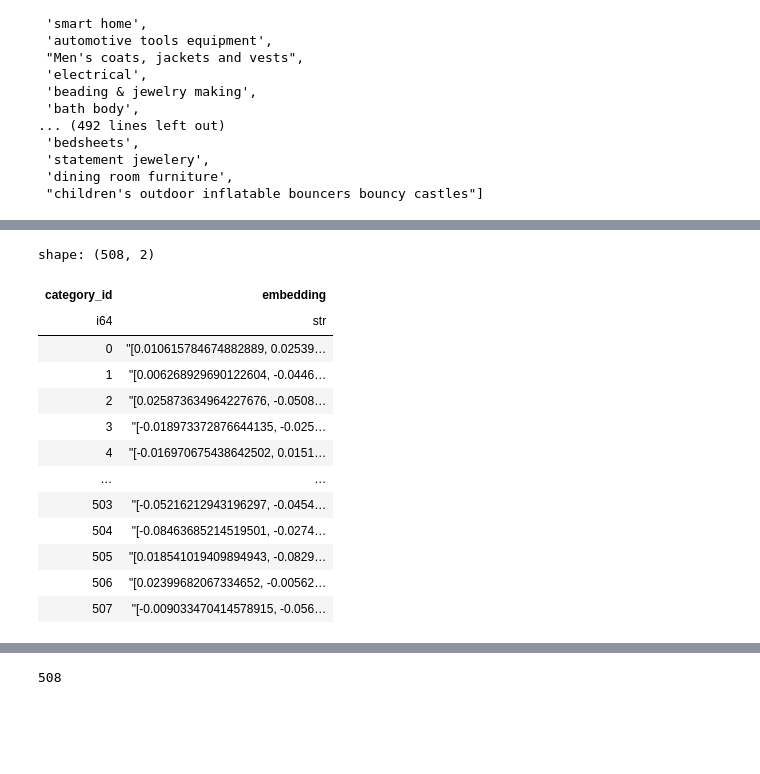
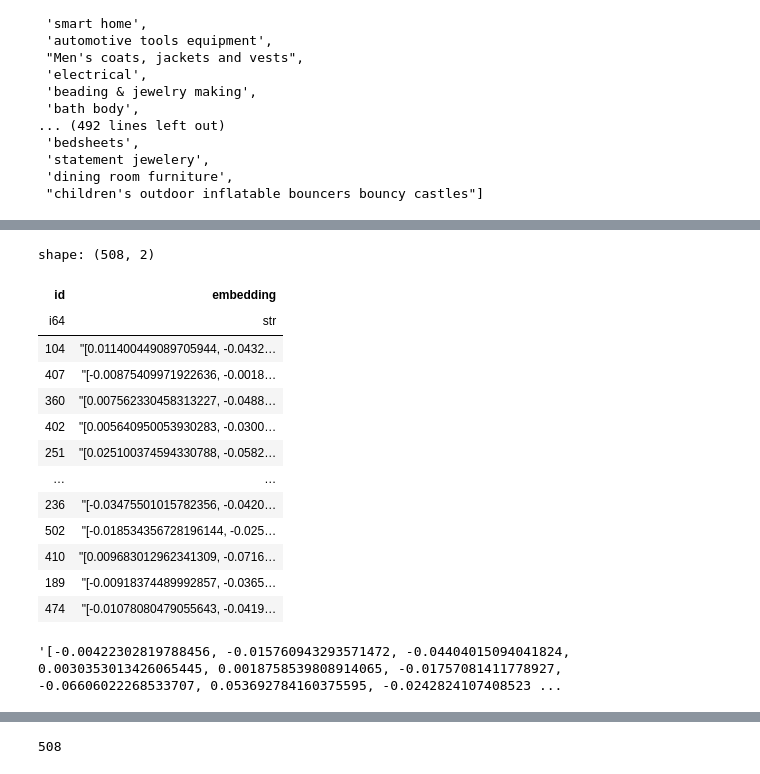
Before and after one commit to Ravikumarchavva/e-commerce-recommendation, a Jupyter notebook: notebooks/06_embed_categories.ipynb, the cells around one changed output, grey strips where cells are left out. Saved outputs shown, nothing was run; the diff lists cells and outputs as text; code cells hidden in the pictures; blank space fills up the shorter version.

Commit message:
added text search functionality

```diff
--- a/notebooks/06_embed_categories.ipynb
+++ b/notebooks/06_embed_categories.ipynb
@@ -42,15 +42,15 @@ INFO 01-23 22:11:48 [llm.py:347] Supported tasks: ['embed', 'token_embed']
 # %%
 from sqlalchemy import create_engine, text
-from e_commerce_recommendation.configs.settings import Settings
+from e_commerce_recommendation.configs.settings import settings
 import polars as pl
-settings = Settings()
+
 DATABASE_URL = settings.DATABASE_URL
 
 engine = create_engine(DATABASE_URL)
 categories = pl.read_database(
     query="SELECT * FROM categories",
     connection=engine
-)
+).sort("name")
 categories
 # %% [output]
 shape: (508, 2)
@@ -87,3 +102,9 @@ categories['name'].to_list()
  'statement jewelery',
  'dining room furniture',
  "children's outdoor inflatable bouncers bouncy castles"]
+# %%
+default_instruction = "Represent the user's input for multi-modal ecommerce products recommendation. focus more on product's detailing"
+prompts = []
+for text in categories['name'].to_list():
+    prompts.append(f"<|im_start|>system\n{default_instruction}<|im_end|>\n<|im_start|>user\n{text}<|im_end|>\n<|im_start|>assistant\n")
+prompts
@@ -90,25 +129,32 @@ categories['name'].to_list()
 # %%
-embedding_outputs = llm.embed(prompts=categories['name'].to_list())
+embedding_outputs = llm.embed(prompts=prompts)
+# %%
+req_cat = "computer"
+output = llm.embed(f"<|im_start|>system\n{default_instruction}<|im_end|>\n<|im_start|>user\n{req_cat}<|im_end|>\n<|im_start|>assistant\n")
 # %%
 vectors_as_lists = [str(output.outputs.embedding) for output in embedding_outputs]
 
 category_embeddings_df = pl.DataFrame(
-    {"category_id": categories["id"], "embedding": vectors_as_lists}
+    {"id": categories["id"], "embedding": vectors_as_lists}
 )
 
 category_embeddings_df
 # %% [output]
 shape: (508, 2)
-| category_id | embedding |
+| id | embedding |
 | i64 | str |
-| 0 | "[0.010615784674882889, 0.02539… |
-| 1 | "[0.006268929690122604, -0.0446… |
-| 2 | "[0.025873634964227676, -0.0508… |
-| 3 | "[-0.018973372876644135, -0.025… |
-| 4 | "[-0.016970675438642502, 0.0151… |
+| 104 | "[0.011400449089705944, -0.0432… |
+| 407 | "[-0.00875409971922636, -0.0018… |
+| 360 | "[0.007562330458313227, -0.0488… |
+| 402 | "[0.005640950053930283, -0.0300… |
+| 251 | "[0.025100374594330788, -0.0582… |
 | … | … |
-| 503 | "[-0.05216212943196297, -0.0454… |
-| 504 | "[-0.08463685214519501, -0.0274… |
-| 505 | "[0.018541019409894943, -0.0829… |
-| 506 | "[0.02399682067334652, -0.00562… |
-| 507 | "[-0.009033470414578915, -0.056… |
+| 236 | "[-0.03475501015782356, -0.0420… |
+| 502 | "[-0.018534356728196144, -0.025… |
+| 410 | "[0.009683012962341309, -0.0716… |
+| 189 | "[-0.00918374489992857, -0.0365… |
+| 474 | "[-0.01078080479055643, -0.0419… |
+# %%
+str(output[0].outputs.embedding)
+# %% [output]
+'[-0.00422302819788456, -0.015760943293571472, -0.04404015094041824, 0.0030353013426065445, 0.0018758539808914065, -0.01757081411778927, -0.06606022268533707, 0.053692784160375595, -0.0242824107408523 ...
```
Also changed, not shown: parts of 8 cells of this notebook, 16 other files.
